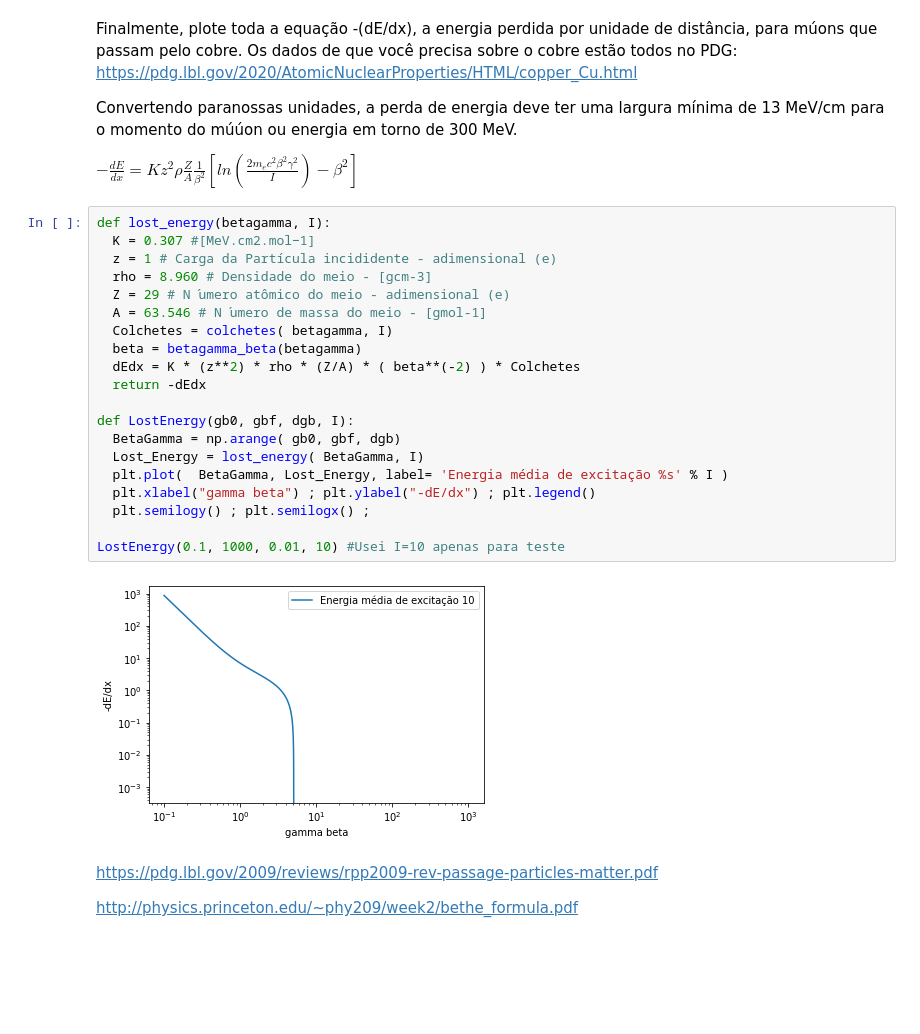
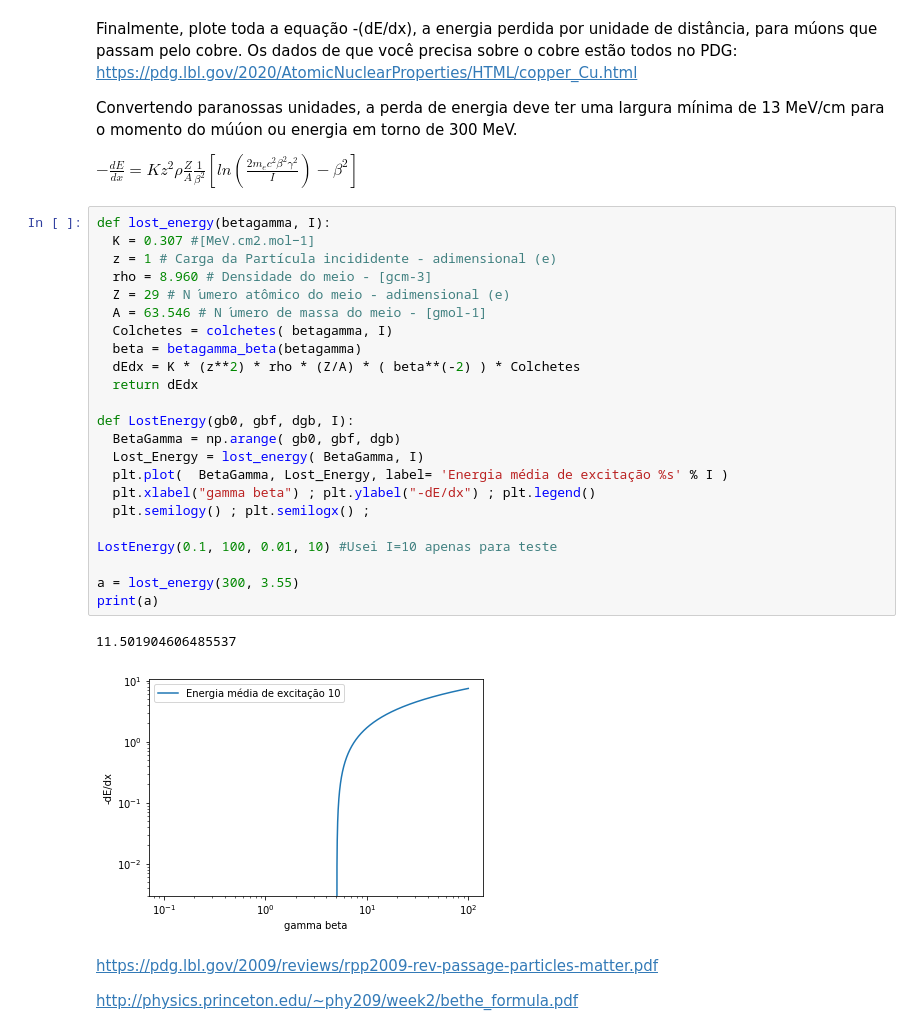
Before and after one commit to raphatrivium/Python-Introduction, a Jupyter notebook: projeto_Bethe_Bloch.ipynb, the cells around one changed output. Saved outputs shown, nothing was run; the diff lists cells and outputs as text; blank space fills up the shorter version.

```diff
--- a/projeto_Bethe_Bloch.ipynb
+++ b/projeto_Bethe_Bloch.ipynb
@@ -179,25 +179,29 @@ $-\frac{dE}{dx} = K z^2 \rho \frac{Z}{A} \frac{1}{\beta^2}[ln (\frac{2 m_e c^2 \
 # %%
 def lost_energy(betagamma, I):
   K = 0.307 #[MeV.cm2.mol−1]
   z = 1 # Carga da Partícula incididente - adimensional (e)
   rho = 8.960 # Densidade do meio - [gcm-3]
   Z = 29 # N ́umero atômico do meio - adimensional (e)
   A = 63.546 # N ́umero de massa do meio - [gmol-1]
   Colchetes = colchetes( betagamma, I)
   beta = betagamma_beta(betagamma)
   dEdx = K * (z**2) * rho * (Z/A) * ( beta**(-2) ) * Colchetes
-  return -dEdx
+  return dEdx
 
 def LostEnergy(gb0, gbf, dgb, I):
   BetaGamma = np.arange( gb0, gbf, dgb)
   Lost_Energy = lost_energy( BetaGamma, I)
   plt.plot(  BetaGamma, Lost_Energy, label= 'Energia média de excitação %s' % I )
   plt.xlabel("gamma beta") ; plt.ylabel("-dE/dx") ; plt.legend()
   plt.semilogy() ; plt.semilogx() ;
 
-LostEnergy(0.1, 1000, 0.01, 10) #Usei I=10 apenas para teste
+LostEnergy(0.1, 100, 0.01, 10) #Usei I=10 apenas para teste
+
+a = lost_energy(300, 3.55)
+print(a)
 # %% [output]
+11.501904606485537
-[figure, old version]
+[figure, new version]
 # %% [markdown]
 https://pdg.lbl.gov/2009/reviews/rpp2009-rev-passage-particles-matter.pdf
 
```
Also changed, not shown: parts of 2 cells of this notebook.
